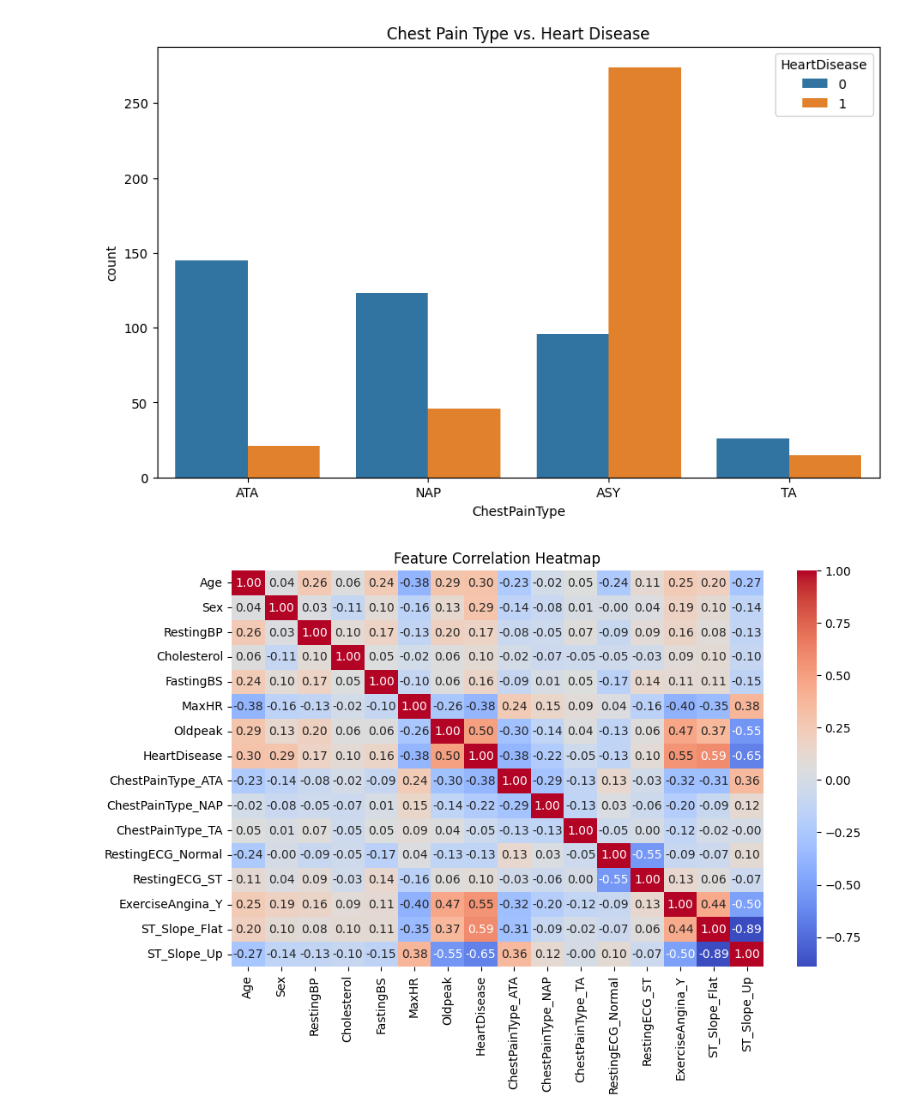
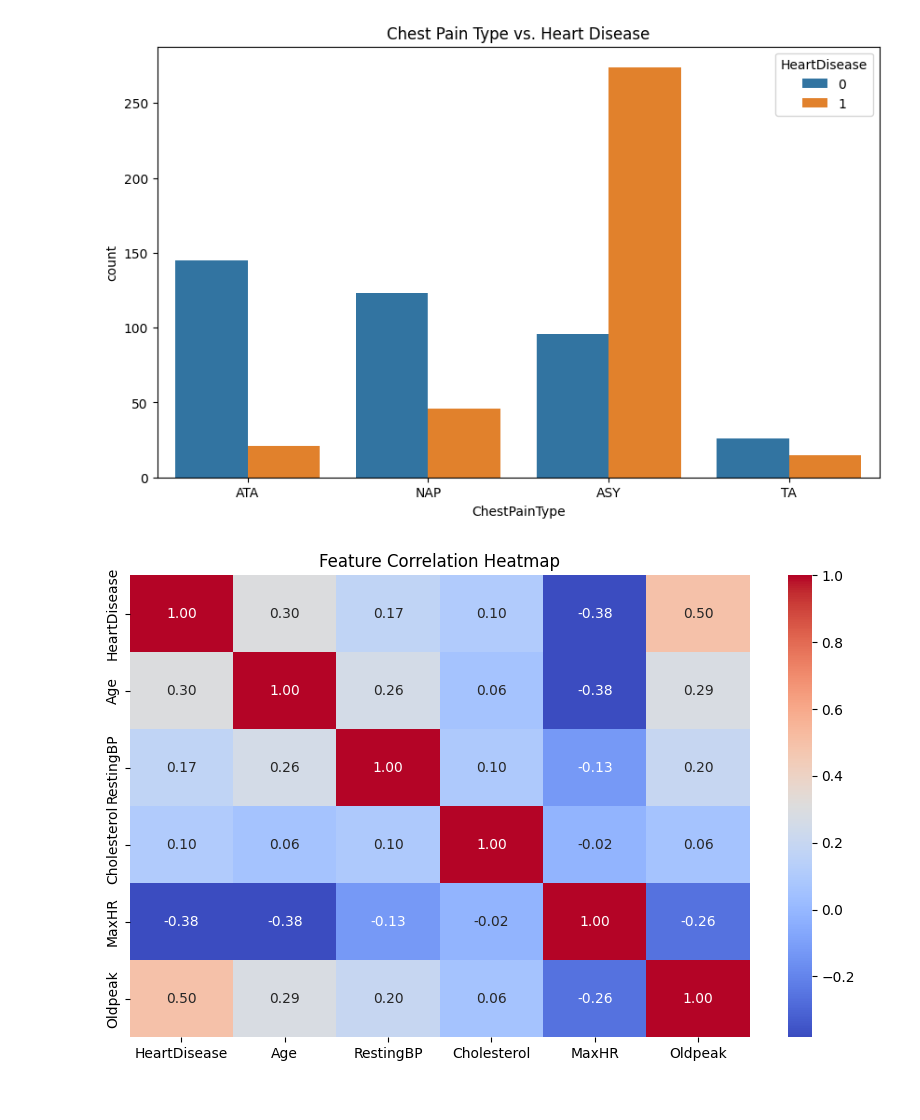
Before and after one commit to Anisbk00/Heart-DISEASE-PREDICTION-SYSTEM, a Jupyter notebook: notebooks/Eda_&_modeling.ipynb, the cells around one changed output. Saved outputs shown, nothing was run; the diff lists cells and outputs as text; code cells hidden in the pictures.

```diff
--- a/notebooks/Eda_&_modeling.ipynb
+++ b/notebooks/Eda_&_modeling.ipynb
@@ -44,35 +45,36 @@ plt.show()
 plt.figure(figsize=(10,6))
 sns.histplot(data=data,x="Cholesterol",hue="HeartDisease",kde=True)
 plt.title("Cholesterol Distribution by Heart Disease Status")
 plt.savefig("../outputs/cholesterol_distribution.png")
 plt.show()
 
 #Sex vs Heart Disease
 plt.figure(figsize=(10,6))
 sns.countplot(data=data,x="Sex",hue="HeartDisease")
 plt.title("Heart Disease Cases by Sex")
 plt.savefig("../outputs/sex_vs_heartdisease.png")
 plt.show()
 
 #Chest Pain Type
 plt.figure(figsize=(10,6))
 sns.countplot(data=data,x="ChestPainType",hue="HeartDisease")
 plt.title("Chest Pain Type vs. Heart Disease")
 plt.savefig("../outputs/chestpain_vs_heartdisease.png")
 plt.show()
 
 #Correlation
+num_cols=["HeartDisease","Age","RestingBP","Cholesterol","MaxHR","Oldpeak"]
 plt.figure(figsize=(10,6))
-sns.heatmap(data_encoded.corr(),annot=True,cmap="coolwarm",fmt=".2f")
+sns.heatmap(data_encoded[num_cols].corr(),annot=True,cmap="coolwarm",fmt=".2f")
 plt.title("Feature Correlation Heatmap")
 plt.savefig("../outputs/correlation_heatmap.png")
 plt.show()
 # %% [output]
 [figure]
 [figure]
 [figure]
 [figure]
-[figure, old version]
+[figure, new version]
 # %%
 #Data Processing
 #Scale Numeric Features
```
Also changed, not shown: parts of 2 cells of this notebook, 2 other files.
